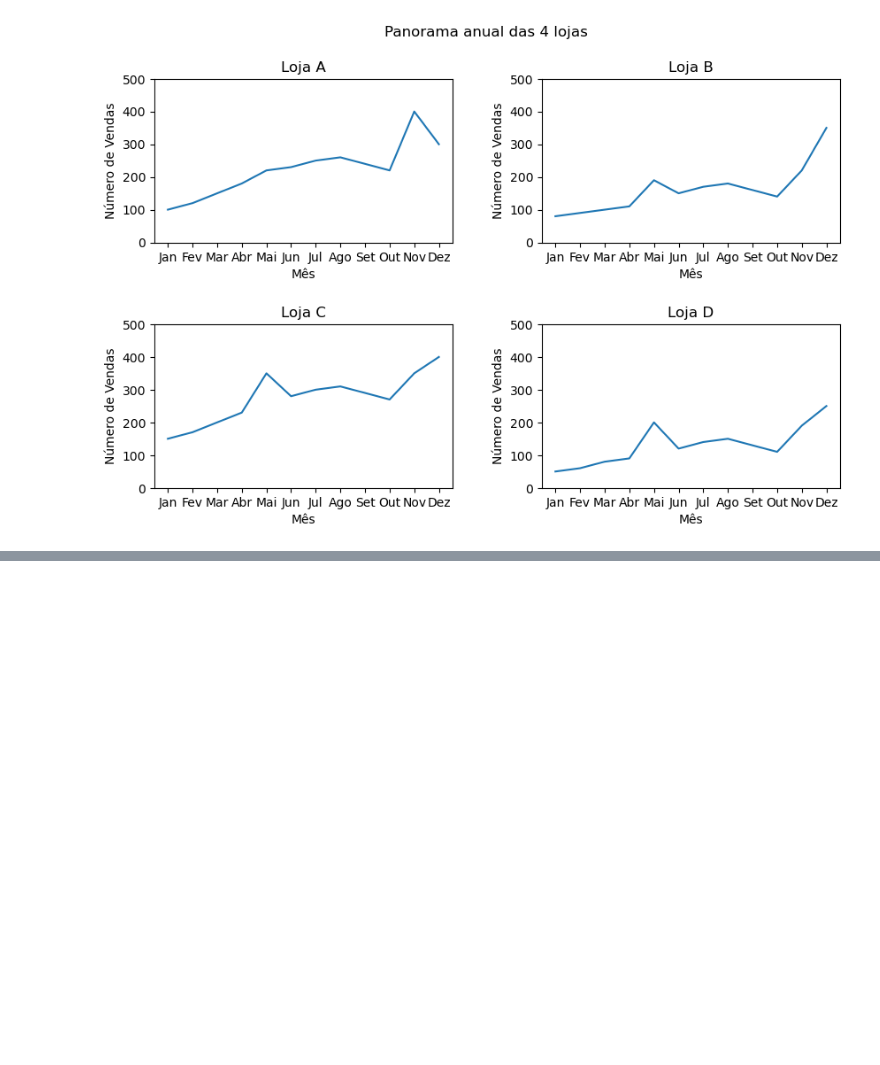
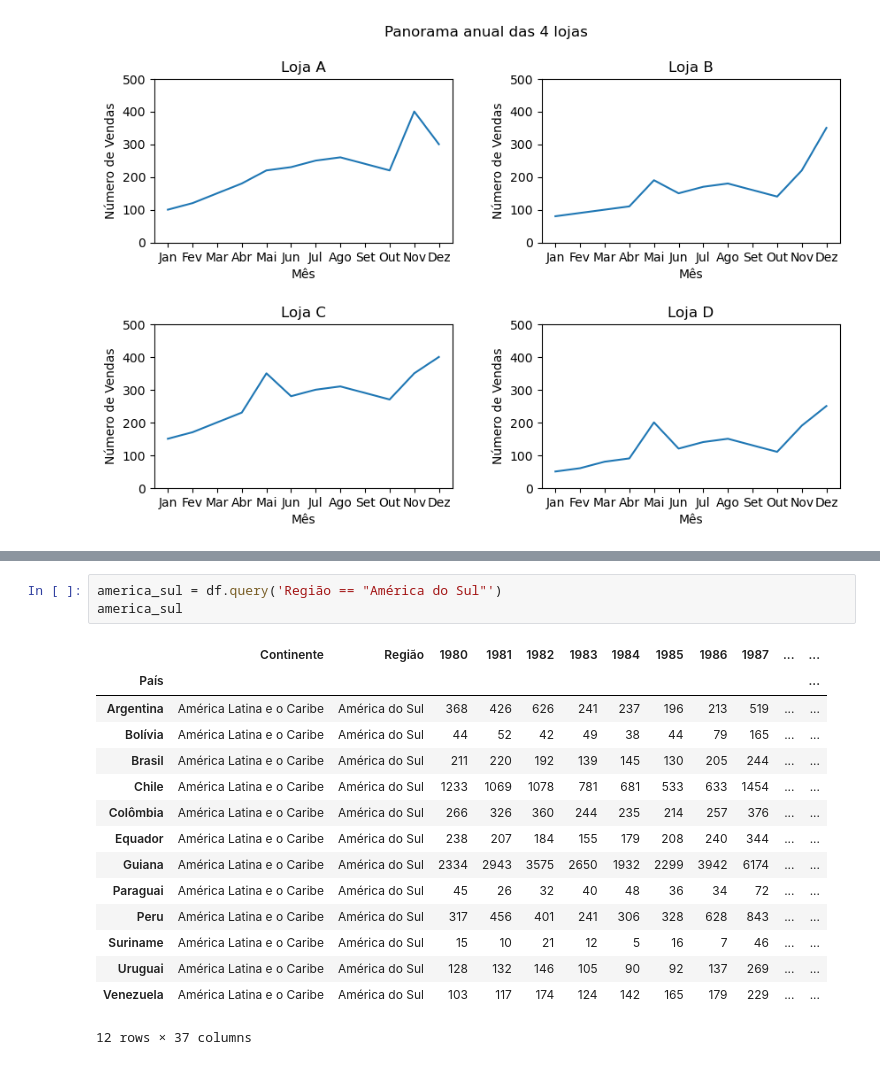
Before and after one commit to pablitohaddad/data-visualization, a Jupyter notebook: Imigrantes.ipynb, the cells around one changed output, grey strips where cells are left out. Cells and saved outputs as stored; diff of their text form; blank space fills up the shorter version.

```diff
--- a/Imigrantes.ipynb
+++ b/Imigrantes.ipynb
@@ -345,0 +373,19 @@ plt.show()
+# %%
+america_sul = df.query('Região == "América do Sul"')
+america_sul
+# %% [output]
+|  | Continente | Região | 1980 | 1981 | 1982 | 1983 | 1984 | 1985 | 1986 | 1987 | ... | ... |
+| País |  |  |  |  |  |  |  |  |  |  |  | ... |
+| Argentina | América Latina e o Caribe | América do Sul | 368 | 426 | 626 | 241 | 237 | 196 | 213 | 519 | ... | ... |
+| Bolívia | América Latina e o Caribe | América do Sul | 44 | 52 | 42 | 49 | 38 | 44 | 79 | 165 | ... | ... |
+| Brasil | América Latina e o Caribe | América do Sul | 211 | 220 | 192 | 139 | 145 | 130 | 205 | 244 | ... | ... |
+| Chile | América Latina e o Caribe | América do Sul | 1233 | 1069 | 1078 | 781 | 681 | 533 | 633 | 1454 | ... | ... |
+| Colômbia | América Latina e o Caribe | América do Sul | 266 | 326 | 360 | 244 | 235 | 214 | 257 | 376 | ... | ... |
+| Equador | América Latina e o Caribe | América do Sul | 238 | 207 | 184 | 155 | 179 | 208 | 240 | 344 | ... | ... |
+| Guiana | América Latina e o Caribe | América do Sul | 2334 | 2943 | 3575 | 2650 | 1932 | 2299 | 3942 | 6174 | ... | ... |
+| Paraguai | América Latina e o Caribe | América do Sul | 45 | 26 | 32 | 40 | 48 | 36 | 34 | 72 | ... | ... |
+| Peru | América Latina e o Caribe | América do Sul | 317 | 456 | 401 | 241 | 306 | 328 | 628 | 843 | ... | ... |
+| Suriname | América Latina e o Caribe | América do Sul | 15 | 10 | 21 | 12 | 5 | 16 | 7 | 46 | ... | ... |
+| Uruguai | América Latina e o Caribe | América do Sul | 128 | 132 | 146 | 105 | 90 | 92 | 137 | 269 | ... | ... |
+| Venezuela | América Latina e o Caribe | América do Sul | 103 | 117 | 174 | 124 | 142 | 165 | 179 | 229 | ... | ... |
+12 rows × 37 columns
```
Also changed, not shown: parts of 5 cells of this notebook.
